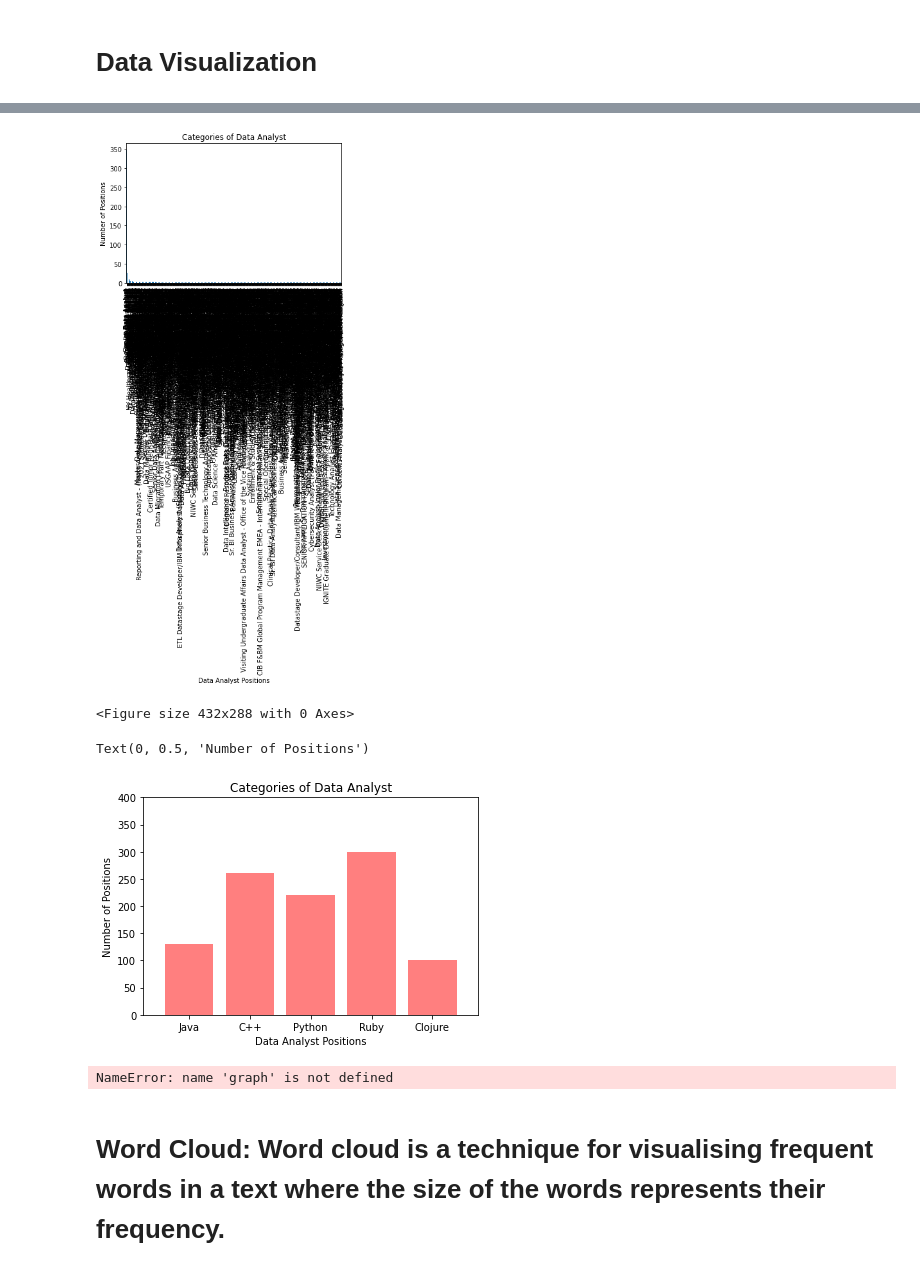
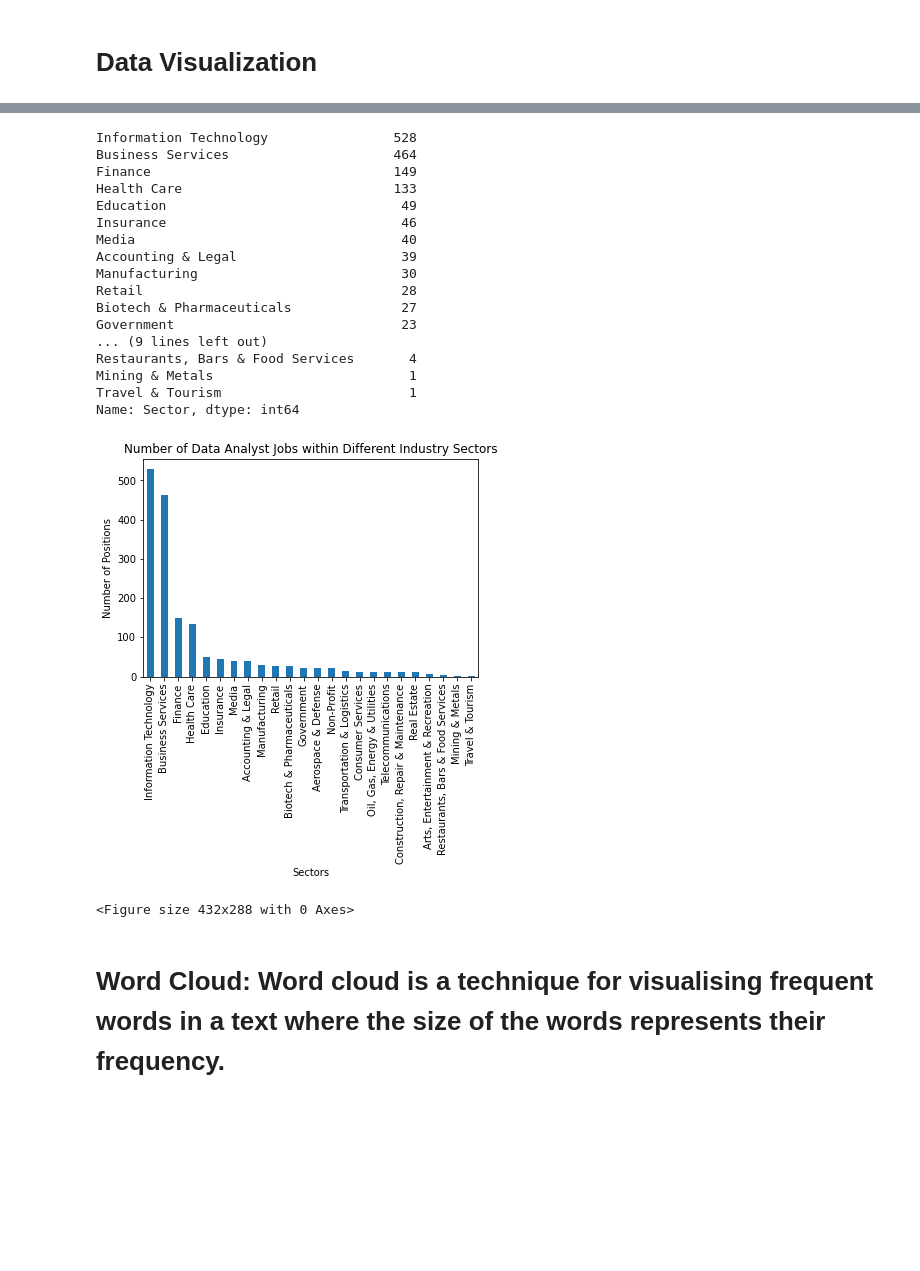
Before and after one commit to blaylockmatt/DataAnalystJobProspects, a Jupyter notebook: DataAnalystJobs.ipynb, the cells around one changed output, grey strips where cells are left out. Saved outputs shown, nothing was run; the diff lists cells and outputs as text; code cells hidden in the pictures; blank space fills up the shorter version.

```diff
--- a/DataAnalystJobs.ipynb
+++ b/DataAnalystJobs.ipynb
@@ -147,55 +151,38 @@ AttributeError: 'int' object has no attribute 'nlargest'
+# %%
+sector = data_filtered["Sector"].value_counts()
+sector
+# %% [output]
+Information Technology                528
+Business Services                     464
+Finance                               149
+Health Care                           133
+Education                              49
+Insurance                              46
+Media                                  40
+Accounting & Legal                     39
+Manufacturing                          30
+Retail                                 28
+Biotech & Pharmaceuticals              27
+Government                             23
+... (9 lines left out)
+Restaurants, Bars & Food Services       4
+Mining & Metals                         1
+Travel & Tourism                        1
+Name: Sector, dtype: int64
 # %%
-postions = job_count.plot(kind='bar')
-positions = data_filtered[data_filtered.MonthName == "Job Title"]
-month_jan[feature_cols].sum().sort_values(ascending=0).plot(kind='bar')
+count_sector = sector.plot(kind='bar')
 
 # Set the xlabel and ylabel using class methods
 
-plt.title("Categories of Data Analyst")
-plt.xlabel("Data Analyst Positions")
-plt.ylabel("Number of Positions")
+plt.xlabel('Sectors')
+plt.ylabel('Number of Positions')
+plt.title("Number of Data Analyst Jobs within Different Industry Sectors")
 
 plt.show()
 plt.tight_layout()
 # %% [output]
-[figure, old version]
+[figure, new version]
 <Figure size 432x288 with 0 Axes>
-# %%
-users = [130, 260, 220, 300, 100]
-x_axis = np.arange(len(users))
-
-plt.bar(x_axis, users, color='r', alpha=0.5, align="center")
-tick_locations = [value for value in x_axis]
-plt.xticks(tick_locations, ["Java", "C++", "Python", "Ruby", "Clojure"])
-plt.xlim(-0.75, len(x_axis)-0.25)
-plt.ylim(0, max(users)+100)
-plt.title("Categories of Data Analyst")
-plt.xlabel("Data Analyst Positions")
-plt.ylabel("Number of Positions")
-# %% [output]
-Text(0, 0.5, 'Number of Positions')
-[figure, removed]
-# %%
-title = graph
-jobs = job_count
-
-x_axis = np.arange(0, len(jobs))
-tick_locations = []
-for x in x_axis:
-    tick_locations.append(x)
-
-plt.title("Types of Data Analyst Jobs")
-plt.xlabel("Types of Jobs")
-plt.ylabel("Number of Positions")
-
-plt.xlim(-0.75, len(jobs)-.25)
-plt.ylim(0, max(title) + 5)
-
-plt.bar(x_axis, jobs, facecolor="red", alpha=0.75, align="center")
-plt.xticks(tick_locations, title, rotation= 90)
-plt.show()
-# %% [output]
-NameError: name 'graph' is not defined
 # %% [markdown]
 # Word Cloud: Word cloud is a technique for visualising frequent words in a text where the size of the words represents their frequency.
 # %%
```
Also changed, not shown: parts of 6 cells of this notebook.
